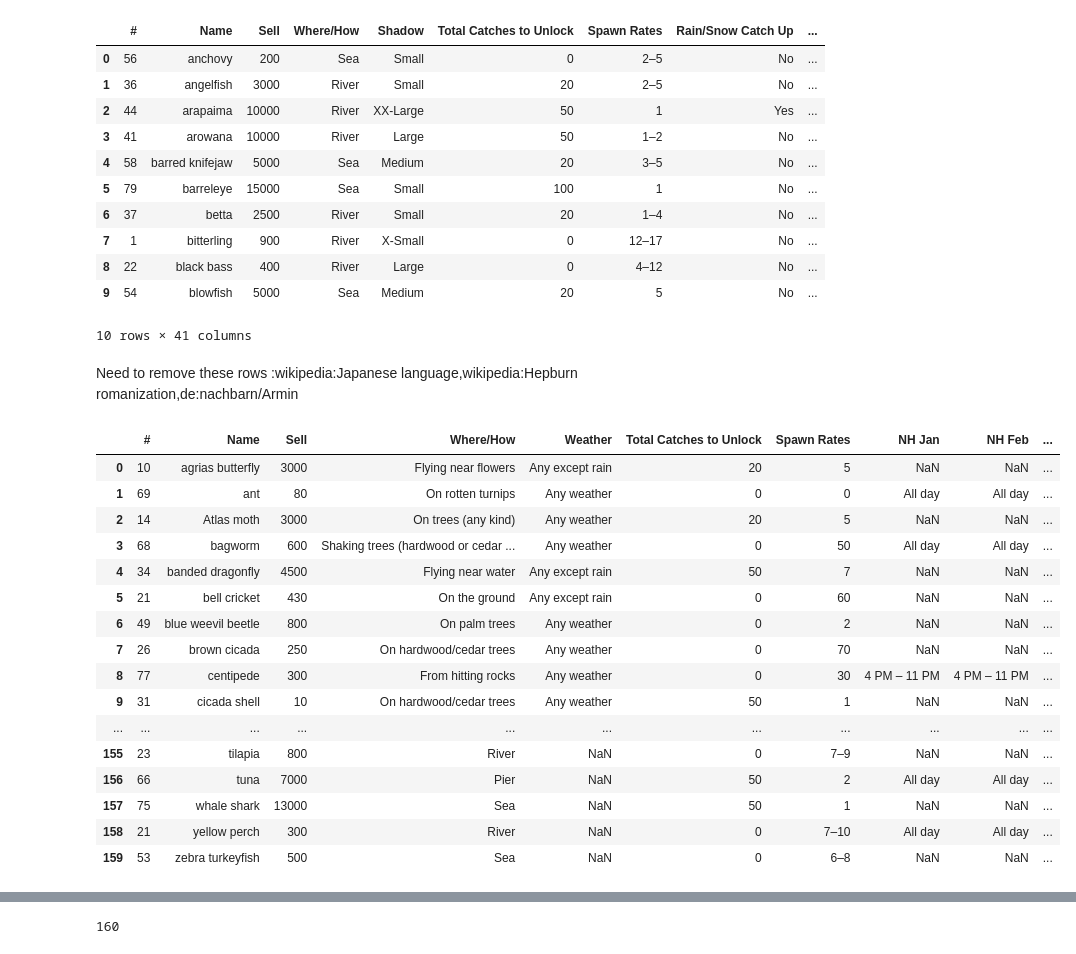
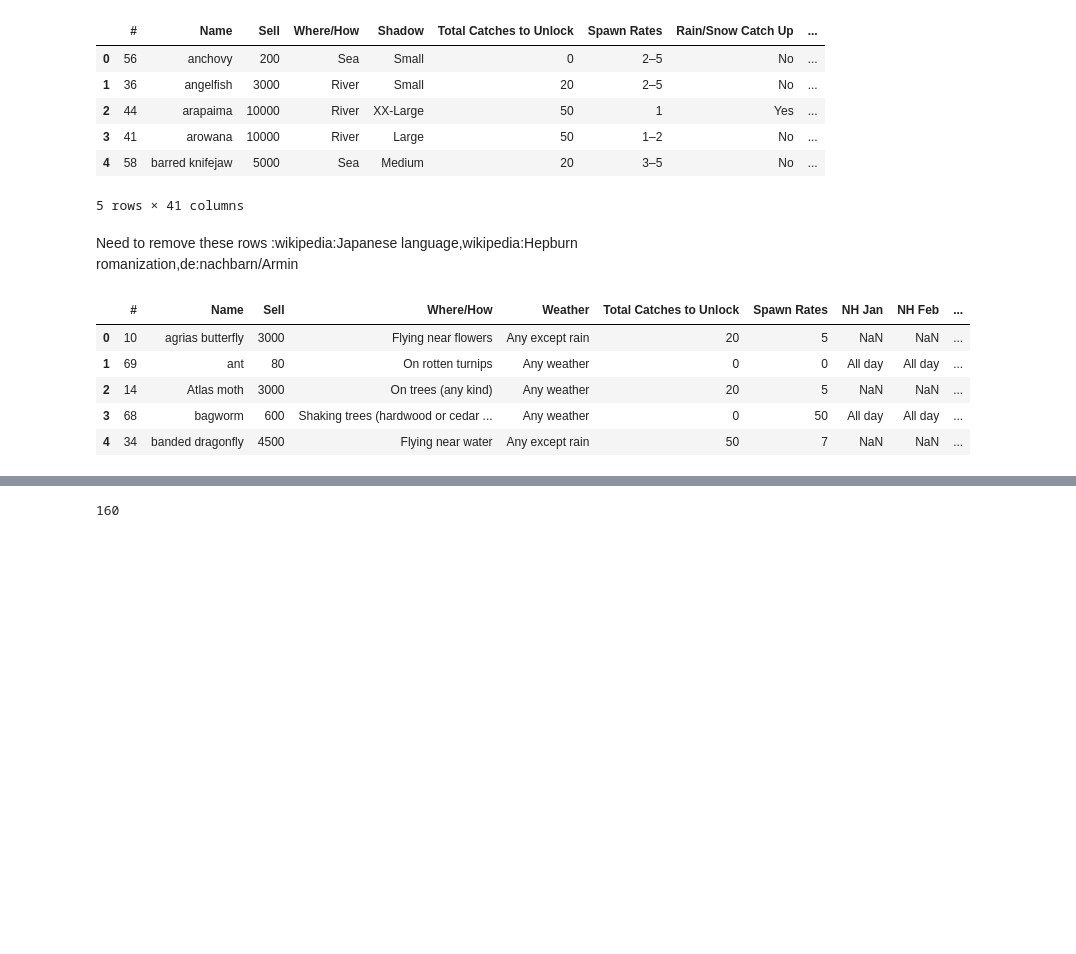
Before and after one commit to limesarelife/SIADS_591_MILESTONE1, a Jupyter notebook: fish_eda.ipynb, the cells around one changed output, grey strips where cells are left out. Saved outputs shown, nothing was run; the diff lists cells and outputs as text; code cells hidden in the pictures; blank space fills up the shorter version.

Commit message:
Final Code Cleaned & Report
Cleaned to .head() removed old commented out code

```diff
--- a/fish_eda.ipynb
+++ b/fish_eda.ipynb
@@ -11,7 +11,7 @@ from bs4 import BeautifulSoup as bs
 # %%
 fish_acnh = pd.read_csv("fish.csv")
 # %%
-fish_acnh.head(10)
+fish_acnh.head()
 # %% [output]
 |  | # | Name | Sell | Where/How | Shadow | Total Catches to Unlock | Spawn Rates | Rain/Snow Catch Up | ... |
 | 0 | 56 | anchovy | 200 | Sea | Small | 0 | 2–5 | No | ... |
@@ -19,9 +19,4 @@ fish_acnh.head(10)
 | 2 | 44 | arapaima | 10000 | River | XX-Large | 50 | 1 | Yes | ... |
 | 3 | 41 | arowana | 10000 | River | Large | 50 | 1–2 | No | ... |
 | 4 | 58 | barred knifejaw | 5000 | Sea | Medium | 20 | 3–5 | No | ... |
-| 5 | 79 | barreleye | 15000 | Sea | Small | 100 | 1 | No | ... |
-| 6 | 37 | betta | 2500 | River | Small | 20 | 1–4 | No | ... |
-| 7 | 1 | bitterling | 900 | River | X-Small | 0 | 12–17 | No | ... |
-| 8 | 22 | black bass | 400 | River | Large | 0 | 4–12 | No | ... |
-| 9 | 54 | blowfish | 5000 | Sea | Medium | 20 | 5 | No | ... |
-10 rows × 41 columns
+5 rows × 41 columns
@@ -80,22 +31,11 @@ pd.set_option("display.max_rows", None, "display.max_columns", None)
 # %%
 critters_acnh = pd.concat([insects_acnh,fish_acnh], ignore_index=True)
 # %%
-critters_acnh
+critters_acnh.head()
 # %% [output]
 |  | # | Name | Sell | Where/How | Weather | Total Catches to Unlock | Spawn Rates | NH Jan | NH Feb | ... |
 | 0 | 10 | agrias butterfly | 3000 | Flying near flowers | Any except rain | 20 | 5 | NaN | NaN | ... |
 | 1 | 69 | ant | 80 | On rotten turnips | Any weather | 0 | 0 | All day | All day | ... |
 | 2 | 14 | Atlas moth | 3000 | On trees (any kind) | Any weather | 20 | 5 | NaN | NaN | ... |
 | 3 | 68 | bagworm | 600 | Shaking trees (hardwood or cedar ... | Any weather | 0 | 50 | All day | All day | ... |
 | 4 | 34 | banded dragonfly | 4500 | Flying near water | Any except rain | 50 | 7 | NaN | NaN | ... |
-| 5 | 21 | bell cricket | 430 | On the ground | Any except rain | 0 | 60 | NaN | NaN | ... |
-| 6 | 49 | blue weevil beetle | 800 | On palm trees | Any weather | 0 | 2 | NaN | NaN | ... |
-| 7 | 26 | brown cicada | 250 | On hardwood/cedar trees | Any weather | 0 | 70 | NaN | NaN | ... |
-| 8 | 77 | centipede | 300 | From hitting rocks | Any weather | 0 | 30 | 4 PM – 11 PM | 4 PM – 11 PM | ... |
-| 9 | 31 | cicada shell | 10 | On hardwood/cedar trees | Any weather | 50 | 1 | NaN | NaN | ... |
-| ... | ... | ... | ... | ... | ... | ... | ... | ... | ... | ... |
-| 155 | 23 | tilapia | 800 | River | NaN | 0 | 7–9 | NaN | NaN | ... |
-| 156 | 66 | tuna | 7000 | Pier | NaN | 50 | 2 | All day | All day | ... |
-| 157 | 75 | whale shark | 13000 | Sea | NaN | 50 | 1 | NaN | NaN | ... |
-| 158 | 21 | yellow perch | 300 | River | NaN | 0 | 7–10 | All day | All day | ... |
-| 159 | 53 | zebra turkeyfish | 500 | Sea | NaN | 0 | 6–8 | NaN | NaN | ... |
```
Also changed, not shown: parts of 22 cells of this notebook, 6 other files.
